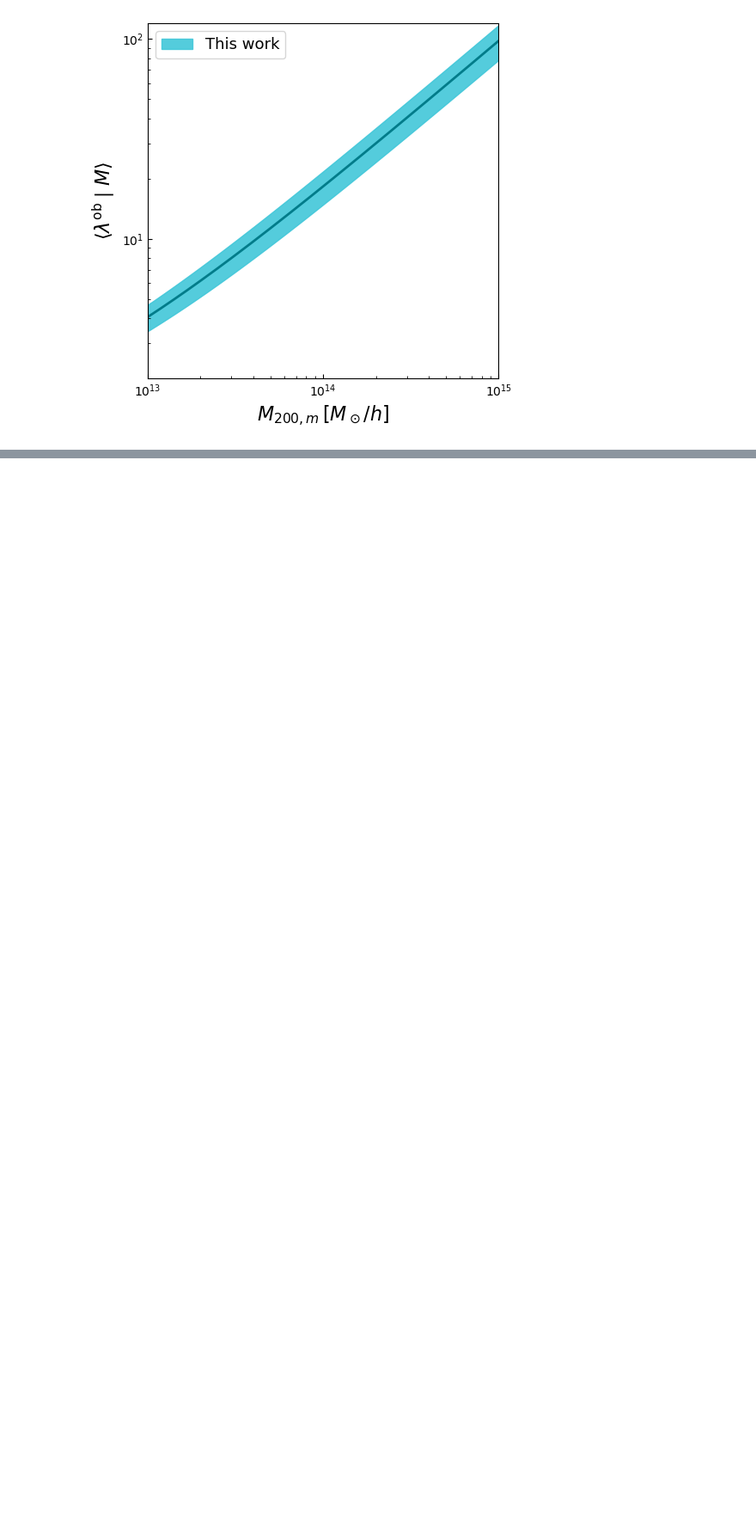
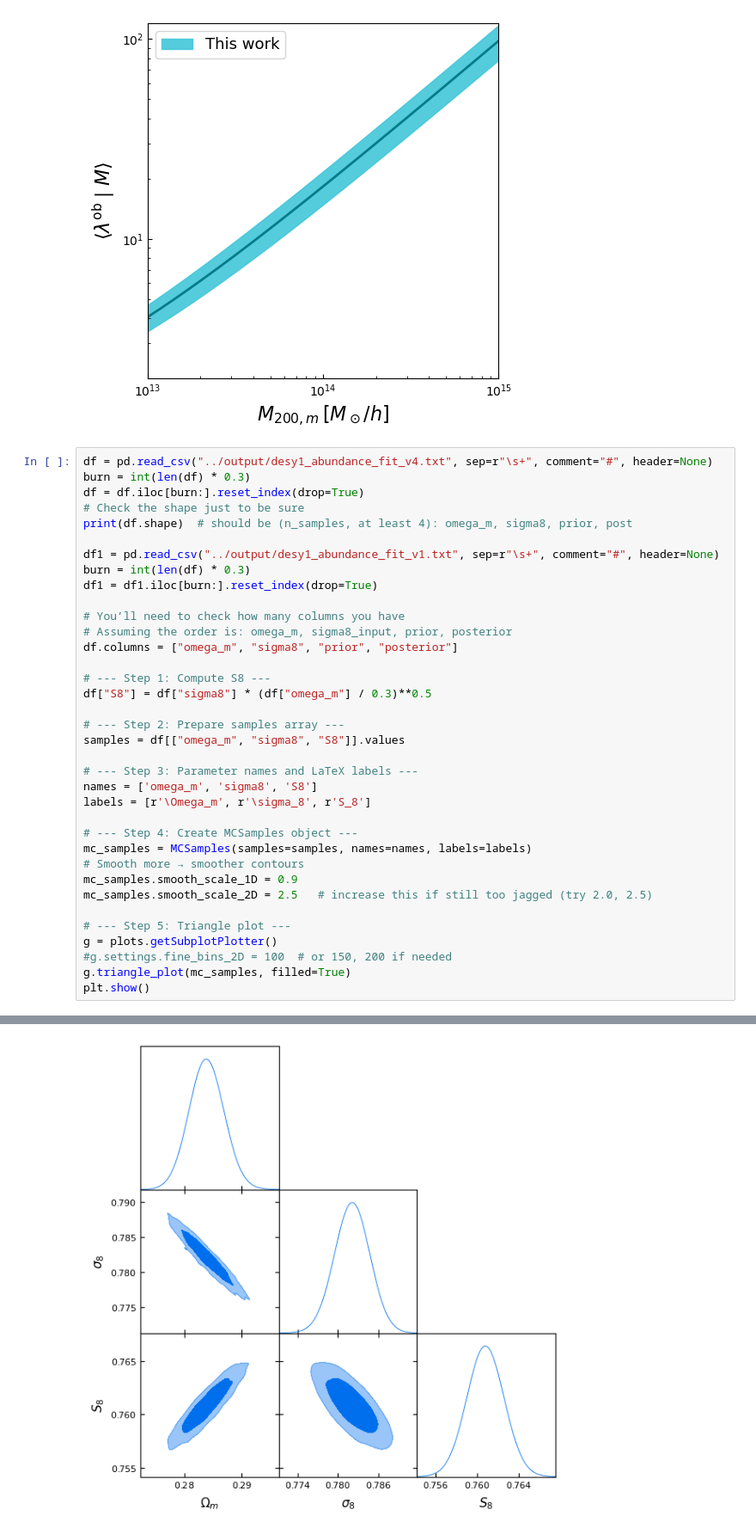
Before and after one commit to xtang126/cluster-catalog, a Jupyter notebook: notebooks/fitting_results.ipynb, the cells around one changed output, grey strips where cells are left out. Shown at 86% size. Drawn from its saved outputs; the diff is of its cells as text; blank space fills up the shorter version.

```diff
--- a/notebooks/fitting_results.ipynb
+++ b/notebooks/fitting_results.ipynb
@@ -495,3 +509,40 @@ plt.tight_layout()
 plt.show()
 # %% [output]
 [figure]
+# %%
+df = pd.read_csv("../output/desy1_abundance_fit_v4.txt", sep=r"\s+", comment="#", header=None)
+burn = int(len(df) * 0.3)
+df = df.iloc[burn:].reset_index(drop=True)
+# Check the shape just to be sure
+print(df.shape)  # should be (n_samples, at least 4): omega_m, sigma8, prior, post
+
+df1 = pd.read_csv("../output/desy1_abundance_fit_v1.txt", sep=r"\s+", comment="#", header=None)
+burn = int(len(df) * 0.3)
+df1 = df1.iloc[burn:].reset_index(drop=True)
+
+# You’ll need to check how many columns you have
+# Assuming the order is: omega_m, sigma8_input, prior, posterior
+df.columns = ["omega_m", "sigma8", "prior", "posterior"]
+
+# --- Step 1: Compute S8 ---
+df["S8"] = df["sigma8"] * (df["omega_m"] / 0.3)**0.5
+
+# --- Step 2: Prepare samples array ---
+samples = df[["omega_m", "sigma8", "S8"]].values
+
+# --- Step 3: Parameter names and LaTeX labels ---
+names = ['omega_m', 'sigma8', 'S8']
+labels = [r'\Omega_m', r'\sigma_8', r'S_8']
+
+# --- Step 4: Create MCSamples object ---
+mc_samples = MCSamples(samples=samples, names=names, labels=labels)
+# Smooth more → smoother contours
+mc_samples.smooth_scale_1D = 0.9
+mc_samples.smooth_scale_2D = 2.5   # increase this if still too jagged (try 2.0, 2.5)
+
+# --- Step 5: Triangle plot ---
+g = plots.getSubplotPlotter()
+#g.settings.fine_bins_2D = 100  # or 150, 200 if needed
+g.triangle_plot(mc_samples, filled=True)
+plt.show()
+# %% [output]
@@ -497,0 +551 @@ plt.show()
+[figure, added]
```
Also changed, not shown: parts of 8 cells of this notebook, 5 other files.
